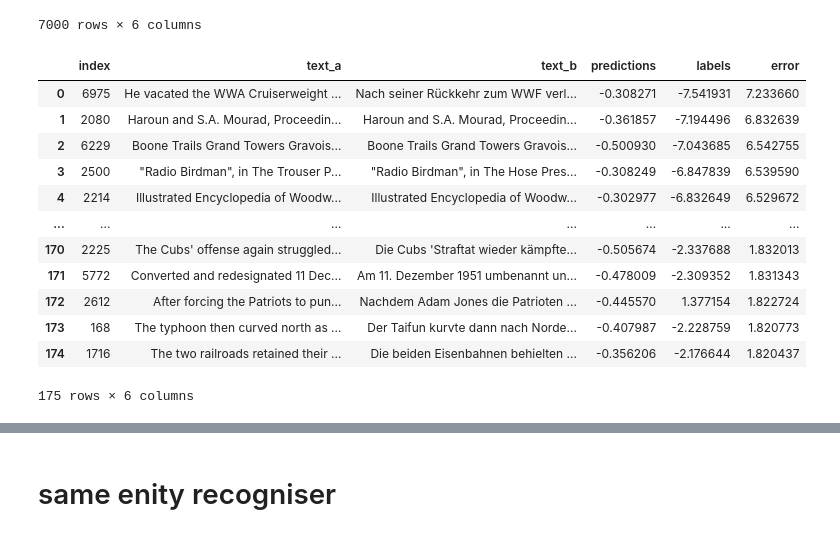
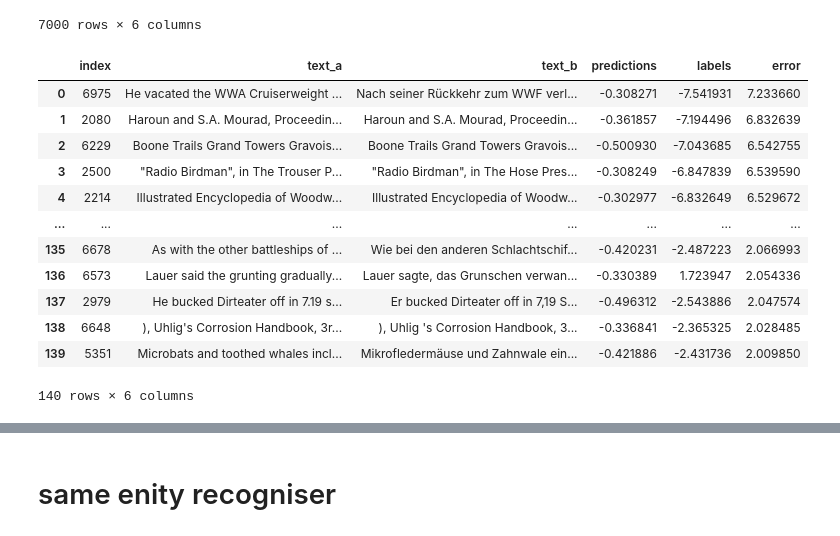
Before and after one commit to reidya3/Shared_task_wmt_2020, a Jupyter notebook: notebooks/masked different levels.ipynb, the cells around one changed output, grey strips where cells are left out. Drawn from its saved outputs; the diff is of its cells as text; code cells hidden in the pictures.

```diff
--- a/notebooks/masked different levels.ipynb
+++ b/notebooks/masked different levels.ipynb
@@ -229,25 +229,25 @@ result_train
 7000 rows × 6 columns
 # %%
 result_train = result_train.sort_values(by=["error"],ascending=False)
-num = int(7000 * 0.025)
+num = int(7000 * 0.02)
 result_train = result_train.head(num)
 
 result_train.reset_index(inplace=True,drop=True)
 result_train
 # %% [output]
 |  | index | text_a | text_b | predictions | labels | error |
 | 0 | 6975 | He vacated the WWA Cruiserweight ... | Nach seiner Rückkehr zum WWF verl... | -0.308271 | -7.541931 | 7.233660 |
 | 1 | 2080 | Haroun and S.A. Mourad, Proceedin... | Haroun and S.A. Mourad, Proceedin... | -0.361857 | -7.194496 | 6.832639 |
 | 2 | 6229 | Boone Trails Grand Towers Gravois... | Boone Trails Grand Towers Gravois... | -0.500930 | -7.043685 | 6.542755 |
 | 3 | 2500 | "Radio Birdman", in The Trouser P... | "Radio Birdman", in The Hose Pres... | -0.308249 | -6.847839 | 6.539590 |
 | 4 | 2214 | Illustrated Encyclopedia of Woodw... | Illustrated Encyclopedia of Woodw... | -0.302977 | -6.832649 | 6.529672 |
 | ... | ... | ... | ... | ... | ... | ... |
-| 170 | 2225 | The Cubs' offense again struggled... | Die Cubs 'Straftat wieder kämpfte... | -0.505674 | -2.337688 | 1.832013 |
-| 171 | 5772 | Converted and redesignated 11 Dec... | Am 11. Dezember 1951 umbenannt un... | -0.478009 | -2.309352 | 1.831343 |
-| 172 | 2612 | After forcing the Patriots to pun... | Nachdem Adam Jones die Patrioten ... | -0.445570 | 1.377154 | 1.822724 |
-| 173 | 168 | The typhoon then curved north as ... | Der Taifun kurvte dann nach Norde... | -0.407987 | -2.228759 | 1.820773 |
-| 174 | 1716 | The two railroads retained their ... | Die beiden Eisenbahnen behielten ... | -0.356206 | -2.176644 | 1.820437 |
+| 135 | 6678 | As with the other battleships of ... | Wie bei den anderen Schlachtschif... | -0.420231 | -2.487223 | 2.066993 |
+| 136 | 6573 | Lauer said the grunting gradually... | Lauer sagte, das Grunschen verwan... | -0.330389 | 1.723947 | 2.054336 |
+| 137 | 2979 | He bucked Dirteater off in 7.19 s... | Er bucked Dirteater off in 7,19 S... | -0.496312 | -2.543886 | 2.047574 |
+| 138 | 6648 | ), Uhlig's Corrosion Handbook, 3r... | ), Uhlig 's Corrosion Handbook, 3... | -0.336841 | -2.365325 | 2.028485 |
+| 139 | 5351 | Microbats and toothed whales incl... | Mikrofledermäuse und Zahnwale ein... | -0.421886 | -2.431736 | 2.009850 |
-175 rows × 6 columns
+140 rows × 6 columns
 # %%
 
 maskd_df = pd.DataFrame()
```
Also changed, not shown: parts of 3 cells of this notebook.
